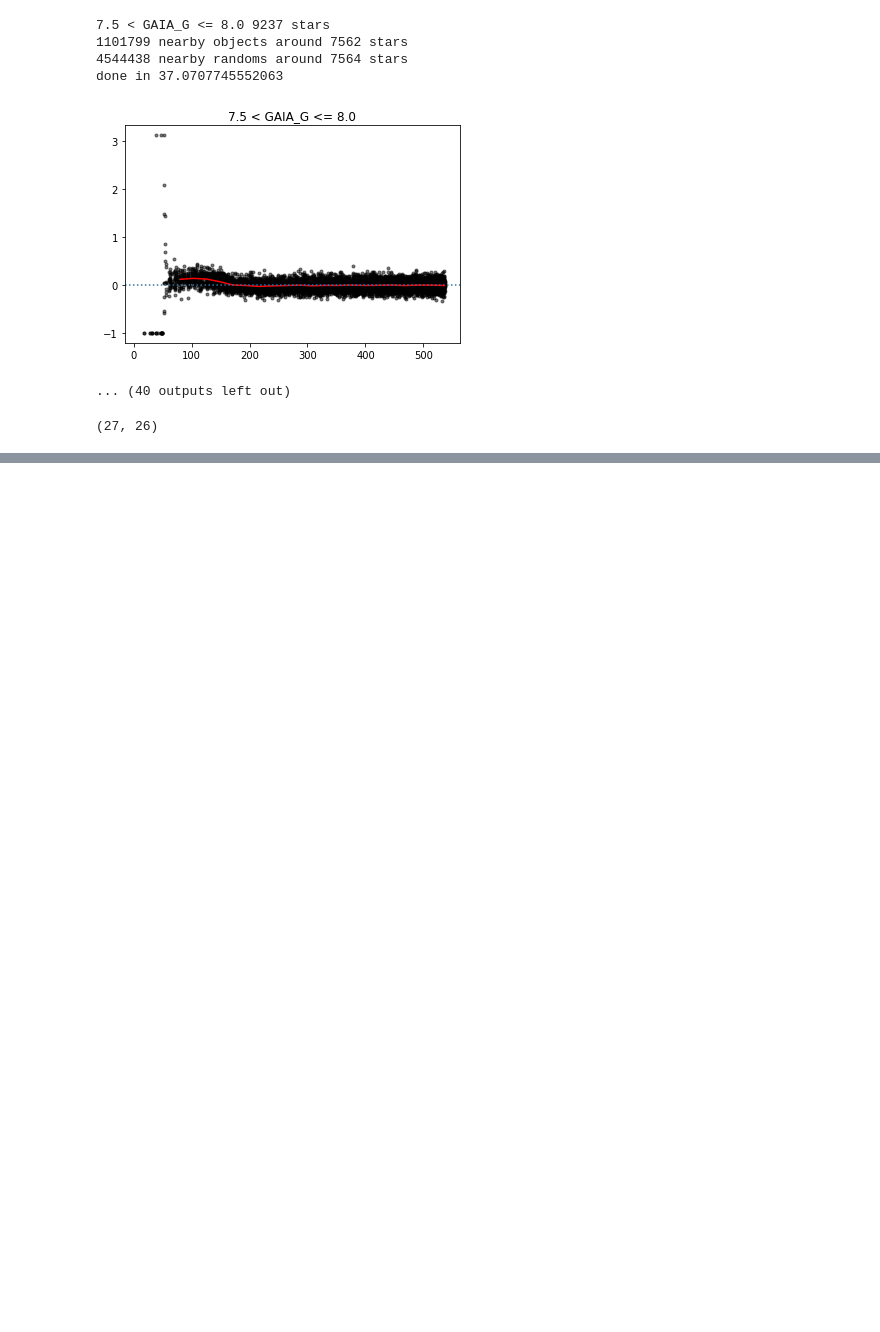
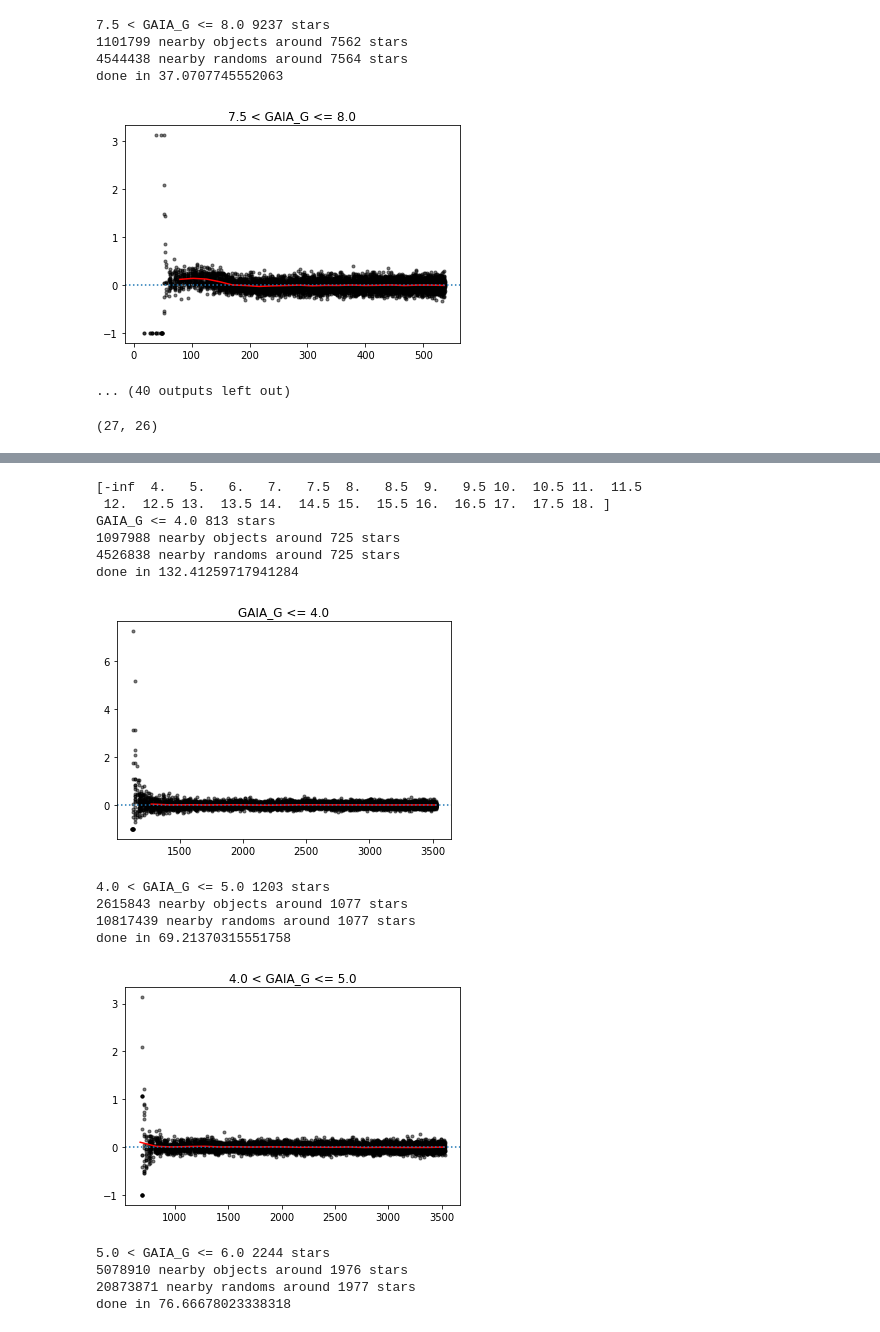
Before and after one commit to mehdirezaie/ELGMask, a Jupyter notebook: gaia_elgmask_south.ipynb, the cells around one changed output, grey strips where cells are left out. Cells and saved outputs as stored; diff of their text form; code cells hidden in the pictures; blank space fills up the shorter version.

```diff
--- a/gaia_elgmask_south.ipynb
+++ b/gaia_elgmask_south.ipynb
@@ -193,0 +252,80 @@ plt.savefig('rad_mag_gaia.png', dpi=300, bbox_inches='tight')
+# %%
+is_badr = np.load('is_badr_south.npy')
+is_bad = np.load('is_bad_south.npy')
+# %%
+cat = cat[~is_bad]
+ran = ran[~is_badr]
+# %%
+sky2 = ms.cat2sky(cat)
+sky3 = ms.cat2sky(ran)
+# %%
+gaia_mag_list = np.array([-np.inf, 4., 5., 6., 7.] + np.arange(7.5, 18.5, 0.5).tolist())
+print(gaia_mag_list)
+
+nbins = 101
+for i in range(0, len(gaia_mag_list)-1):
+
+    t0 = time()
+
+    gaia_min, gaia_max = gaia_mag_list[i:i+2]
+    gaia1 = ms.select_gaia(gaia, gaia_min, gaia_max)
+    if gaia_min==-np.inf:
+        title = 'GAIA_G <= {:.1f}'.format(gaia_max, len(gaia1))
+    else:
+        title = '{:.1f} < GAIA_G <= {:.1f}'.format(gaia_min, gaia_max, len(gaia1))
+    print(title, '{} stars'.format(len(gaia1)))
+
+    search_radius = np.minimum(gaia1['radius'].max() * 4.1, 3600)
+    sky1 = ms.cat2sky(gaia1)
+
+    # objects
+    idx1, idx2, d2d, _ = sky2.search_around_sky(sky1, seplimit=search_radius*ms.arcsec)
+    # randoms
+    idx1_ran, idx2_ran, d2d_ran, _ = sky3.search_around_sky(sky1, seplimit=search_radius*ms.arcsec)
+
+    d2d = np.array(d2d.to(u.arcsec))  # convert distances to numpy array in arcsec
+    d_ra, d_dec = ms.get_residuals(gaia1[idx1], cat[idx2])
+    d2d_ran = np.array(d2d_ran.to(u.arcsec))  # convert distances to numpy array in arcsec
+    d_ra_ran, d_dec_ran = ms.get_residuals(gaia1[idx1_ran], ran[idx2_ran])
+    print('{} nearby objects around {} stars'.format(len(np.unique(idx2)), len(np.unique(idx1))))
+    print('{} nearby randoms around {} stars'.format(len(np.unique(idx2_ran)), len(np.unique(idx1_ran))))
+
+    bins, density, __ = ms.get_density(d_ra, d_dec, d2d, search_radius, nbins=nbins)
+    bins_ran, density_ran, counts_ran = ms.get_density(d_ra_ran, d_dec_ran, d2d_ran, search_radius, nbins=nbins)
+
+    sf = len(cat)/len(ran)
+    reldens = ms.get_relative_density(bins, density, density_ran*sf, nbins)
+
+    np.savez(f'dens_elg_gaia_gmag_{i}_after.npz', **{'bins':bins, 'density':density,
+                                                     'density_ran':density_ran,
+                                                     'counts_ran':counts_ran,
+                                                     'sf':sf,
+                                                     'reldens':reldens})
+    print(f'done in {time()-t0}')
+
+    plt.figure()
+    plt.title(title)
+    plt.plot(*reldens[0], color='r')
+    plt.plot(reldens[1][0].flatten(), reldens[1][1].flatten()-1.0,
+         marker='.', ls='none', alpha=0.5, color='k', zorder=-10)
+    plt.axhline(0.0, ls=':')
+    #plt.xlim(-10., 3700.)
+    #plt.ylim(-1.1, 3.2)
+    plt.show()
+# %% [output]
+[-inf  4.   5.   6.   7.   7.5  8.   8.5  9.   9.5 10.  10.5 11.  11.5
+ 12.  12.5 13.  13.5 14.  14.5 15.  15.5 16.  16.5 17.  17.5 18. ]
+GAIA_G <= 4.0 813 stars
+1097988 nearby objects around 725 stars
+4526838 nearby randoms around 725 stars
+done in 132.41259717941284
+[figure, added]
+4.0 < GAIA_G <= 5.0 1203 stars
+2615843 nearby objects around 1077 stars
+10817439 nearby randoms around 1077 stars
+done in 69.21370315551758
+[figure, added]
+5.0 < GAIA_G <= 6.0 2244 stars
+5078910 nearby objects around 1976 stars
+20873871 nearby randoms around 1977 stars
+done in 76.66678023338318
```
Also changed, not shown: parts of 16 cells of this notebook, 3 other files.
